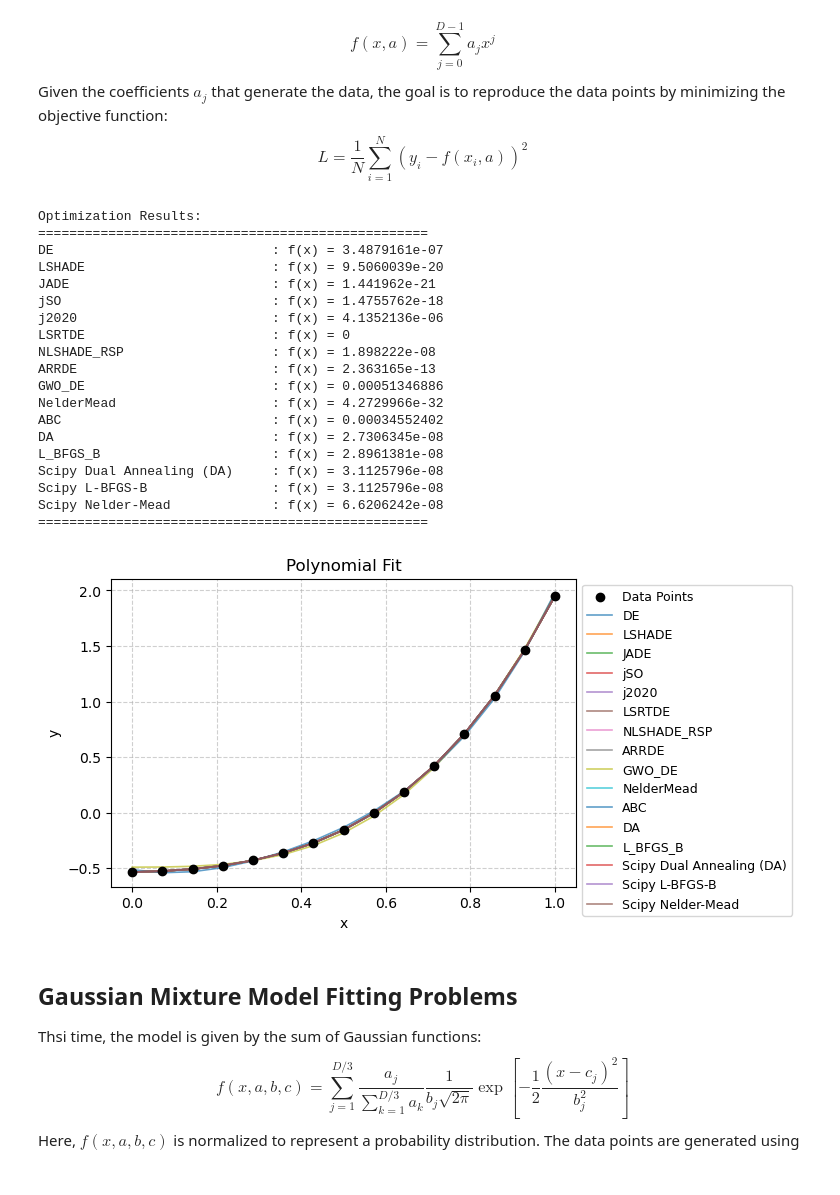
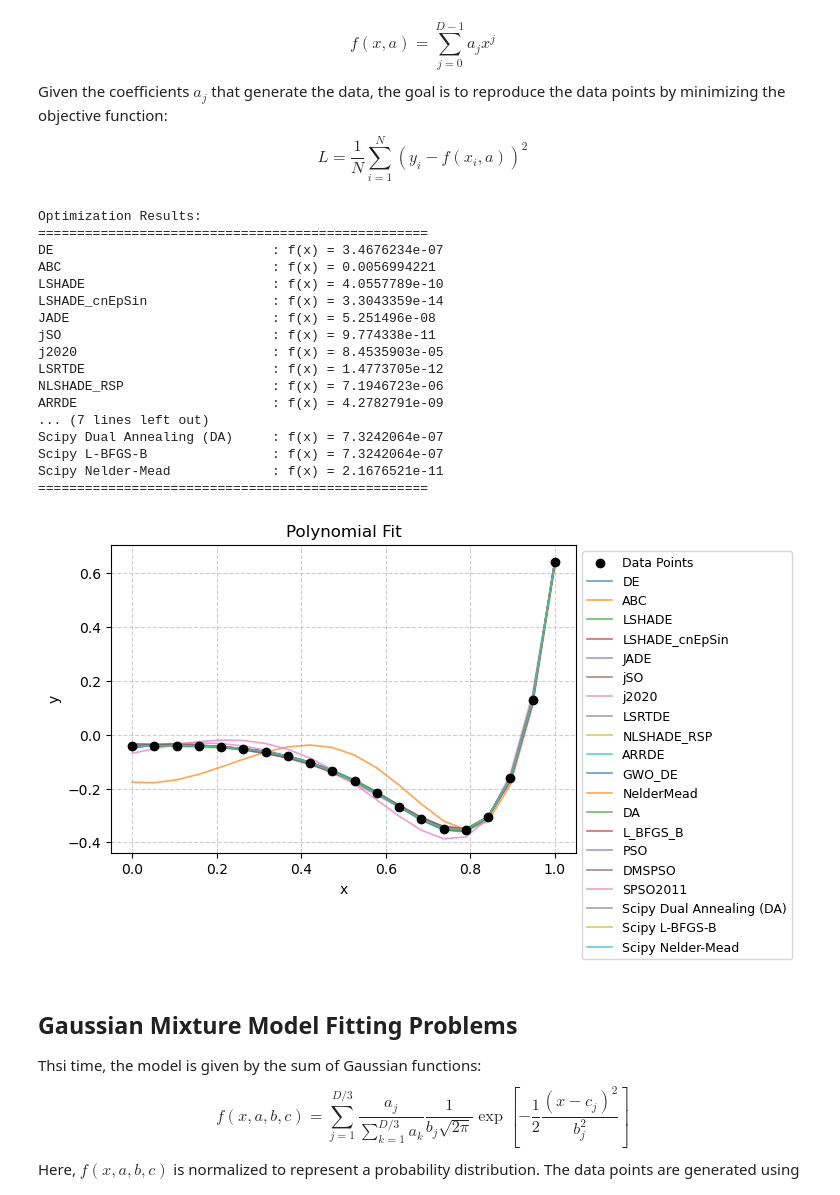
Before and after one commit to khoirulmuzakka/Minion, a Jupyter notebook: docs/source/minionpy/minimizer.ipynb, the cells around one changed output. Saved outputs shown, nothing was run; the diff lists cells and outputs as text; code cells hidden in the pictures.

```diff
--- a/docs/source/minionpy/minimizer.ipynb
+++ b/docs/source/minionpy/minimizer.ipynb
@@ -92,8 +92,8 @@ testFunctionDict = {
 # %% [markdown]
 The performance of different algorithms to minimize these functions can be compared as shown below.
 # %%
-dimension = 30
-maxevals = 5000
+dimension = 25
+maxevals = 25000
 np.random.seed(1)
 shift = 10 * np.random.rand(dimension)  # Shift randomly
 bounds = [(-10, 10)] * dimension
@@ -122,8 +122,8 @@ for func_name in testFunctionDict:
         return testFunctionDict[func_name]([X])[0]
 
     algoList = [
-        "DE", "LSHADE", "JADE", "jSO", "j2020", "LSRTDE", "NLSHADE_RSP",
-        "ARRDE", "GWO_DE", "ABC", "NelderMead", "DA", "L_BFGS_B"
+        "DE", "ABC", "LSHADE", "LSHADE_cnEpSin", "JADE", "jSO", "j2020", "LSRTDE", "NLSHADE_RSP",
+        "ARRDE", "GWO_DE", "ABC", "NelderMead", "DA", "L_BFGS_B", "PSO", "DMSPSO", "SPSO2011"
     ]
 
 
@@ -133,7 +133,7 @@ for func_name in testFunctionDict:
         result = mpy.Minimizer(
             func=objective_function, x0=x0, bounds=bounds, algo=algo,
             relTol=0.0, maxevals=maxevals, callback=None, seed=None,
-            options={"population_size": 2*dimension}
+            options={"population_size": 0}
         ).optimize()
         elapsed_time = time.time() - t_start
         print(f"\tAlgorithm: {algo:<18} f(x): {result.fun:<15.8g} Elapsed: {elapsed_time:.3f} s")
@@ -186,7 +186,7 @@ If the function is thread-safe to call cuncurrently, then we can safely use conc
 # Function to minimize (expensive to evaluate)
 def func(x):
     ret = rosenbrock(x)
-    time.sleep(0.1)  # Simulate expensive computation
+    time.sleep(0.01)  # Simulate expensive computation
     return ret
 
 # Parallel execution setup
@@ -473,7 +473,7 @@ def test_optimization(func, bounds, dimension, func_name, Nmaxeval, seed):
             func, bounds_list, x0=x0, relTol=0.0, algo=algo,
             maxevals=Nmaxeval, callback=None, seed=seed,
             options={
-                "population_size"   : 2*dimension,
+                "population_size"   : 0, #2*dimension,
                 "func_noise_ratio"  :  0.0,
                 "N_points_derivative": 1,
                 "bound_strategy" : "none"
@@ -488,6 +488,7 @@ def test_optimization(func, bounds, dimension, func_name, Nmaxeval, seed):
     # SciPy Optimizers
     scipy_algorithms = [
         ("Scipy L-BFGS-B", minimize, {"x0": x0[0], "method": "L-BFGS-B", "options": {"maxfun": Nmaxeval}, "bounds": bounds_list}),
+         ("Scipy Nelder-Mead", minimize, {"x0": x0[0], "method": "Nelder-Mead", "bounds": bounds_list, "options": {"maxfev": Nmaxeval, "adaptive": True}}),
         ("Scipy DA", dual_annealing, {"bounds": bounds_list, "maxfun": Nmaxeval, "no_local_search": False, "x0": x0[0]}),
     ]
 
@@ -519,14 +520,14 @@ def run_test_optimization(j, dim, year=2017, seed=None):
 
 # List of algorithms to be tested
 algos = [
-    "LSHADE", "NLSHADE_RSP", "j2020", "jSO", "LSRTDE", "GWO_DE", "DE",
-    "JADE", "ARRDE", "ABC", "NelderMead", "DA", "L_BFGS_B"
+      "DE", "ABC", "LSHADE", "LSHADE_cnEpSin", "JADE", "jSO", "j2020", "LSRTDE", "NLSHADE_RSP",
+        "ARRDE", "GWO_DE", "NelderMead", "DA", "L_BFGS_B", "PSO", "DMSPSO", "SPSO2011"
 ]
 
-Nmaxeval = 5000  # Maximum number of function evaluations
+Nmaxeval = 200000  # Maximum number of function evaluations
 dimension = 20
 NRuns = 1  # Number of repetitions
-year = 2022  # CEC benchmark year
+year = 2020  # CEC benchmark year
 
 # Function numbers for each CEC year
 func_numbers_dict = {
@@ -585,7 +586,7 @@ $$
 $$
 # %%
 # Step 1: Generate Data Points from a Polynomial
-dimension = 5  # Number of free parameters (polynomial degree is dimension - 1)
+dimension = 10  # Number of free parameters (polynomial degree is dimension - 1)
 np.random.seed(8)  # For reproducibility
 
 # True polynomial coefficients (random values)
@@ -612,10 +613,10 @@ def objective_function_vect(X):
 
 # Optimization Settings
 bounds = [(-10, 10)] * dimension
-Nmaxeval = 10000
+Nmaxeval = 20000
 algos = [
-    "DE", "LSHADE", "JADE", "jSO", "j2020", "LSRTDE", "NLSHADE_RSP",
-    "ARRDE", "GWO_DE", "NelderMead", "ABC", "DA", "L_BFGS_B"
+      "DE", "ABC", "LSHADE", "LSHADE_cnEpSin", "JADE", "jSO", "j2020", "LSRTDE", "NLSHADE_RSP",
+        "ARRDE", "GWO_DE",  "NelderMead", "DA", "L_BFGS_B", "PSO", "DMSPSO", "SPSO2011"
 ]
 
 # Step 4: Minimize the Objective Function and Plot Results
@@ -639,50 +640,48 @@ for algo in algos:
     ).optimize()
 
     print(f"{algo:<30}: f(x) = {res.fun:<20.8g}")
     plt.plot(x_data, polynomial_model(x_data, res.x), label=algo, linewidth=1.2, alpha=0.7)
 
 # Run SciPy Optimizers
 scipy_algorithms = [
     ("Scipy Dual Annealing (DA)", dual_annealing, {"bounds": bounds, "maxfun": Nmaxeval, "no_local_search": False, "x0": x0[0]}),
     ("Scipy L-BFGS-B", minimize, {"x0": x0[0], "bounds": bounds, "method": "L-BFGS-B", "options": {"maxfun": Nmaxeval}}),
     ("Scipy Nelder-Mead", minimize, {"x0": x0[0], "bounds": bounds, "method": "Nelder-Mead", "options": {"maxfev": Nmaxeval, "adaptive": True}}),
 ]
 
 for name, func_opt, kwargs in scipy_algorithms:
     res = func_opt(objective_function, **kwargs)
     print(f"{name:<30}: f(x) = {res.fun:<20.8g}")
     plt.plot(x_data, polynomial_model(x_data, res.x), label=name, linewidth=1.2, alpha=0.7)
 
 print("=" * 50)
 
 # Plot Formatting
 plt.legend(loc="upper left", bbox_to_anchor=(1, 1), fontsize=9)
 plt.title("Polynomial Fit")
 plt.xlabel("x")
 plt.ylabel("y")
 plt.grid(True, linestyle="--", alpha=0.6)
 plt.show()
 # %% [output]
 Optimization Results:
 ==================================================
-DE                            : f(x) = 3.4879161e-07
-LSHADE                        : f(x) = 9.5060039e-20
-JADE                          : f(x) = 1.441962e-21
-jSO                           : f(x) = 1.4755762e-18
-j2020                         : f(x) = 4.1352136e-06
-LSRTDE                        : f(x) = 0
-NLSHADE_RSP                   : f(x) = 1.898222e-08
-ARRDE                         : f(x) = 2.363165e-13
-GWO_DE                        : f(x) = 0.00051346886
-NelderMead                    : f(x) = 4.2729966e-32
-ABC                           : f(x) = 0.00034552402
-DA                            : f(x) = 2.7306345e-08
-L_BFGS_B                      : f(x) = 2.8961381e-08
-Scipy Dual Annealing (DA)     : f(x) = 3.1125796e-08
-Scipy L-BFGS-B                : f(x) = 3.1125796e-08
-Scipy Nelder-Mead             : f(x) = 6.6206242e-08
+DE                            : f(x) = 3.4676234e-07
+ABC                           : f(x) = 0.0056994221
+LSHADE                        : f(x) = 4.0557789e-10
+LSHADE_cnEpSin                : f(x) = 3.3043359e-14
+JADE                          : f(x) = 5.251496e-08
+jSO                           : f(x) = 9.774338e-11
+j2020                         : f(x) = 8.4535903e-05
+LSRTDE                        : f(x) = 1.4773705e-12
+NLSHADE_RSP                   : f(x) = 7.1946723e-06
+ARRDE                         : f(x) = 4.2782791e-09
+... (7 lines left out)
+Scipy Dual Annealing (DA)     : f(x) = 7.3242064e-07
+Scipy L-BFGS-B                : f(x) = 7.3242064e-07
+Scipy Nelder-Mead             : f(x) = 2.1676521e-11
 ==================================================
-[figure, old version]
+[figure, new version]
 # %% [markdown]
 ## Gaussian Mixture Model Fitting Problems
 
```
Also changed, not shown: parts of 11 cells of this notebook, 7 other files.
